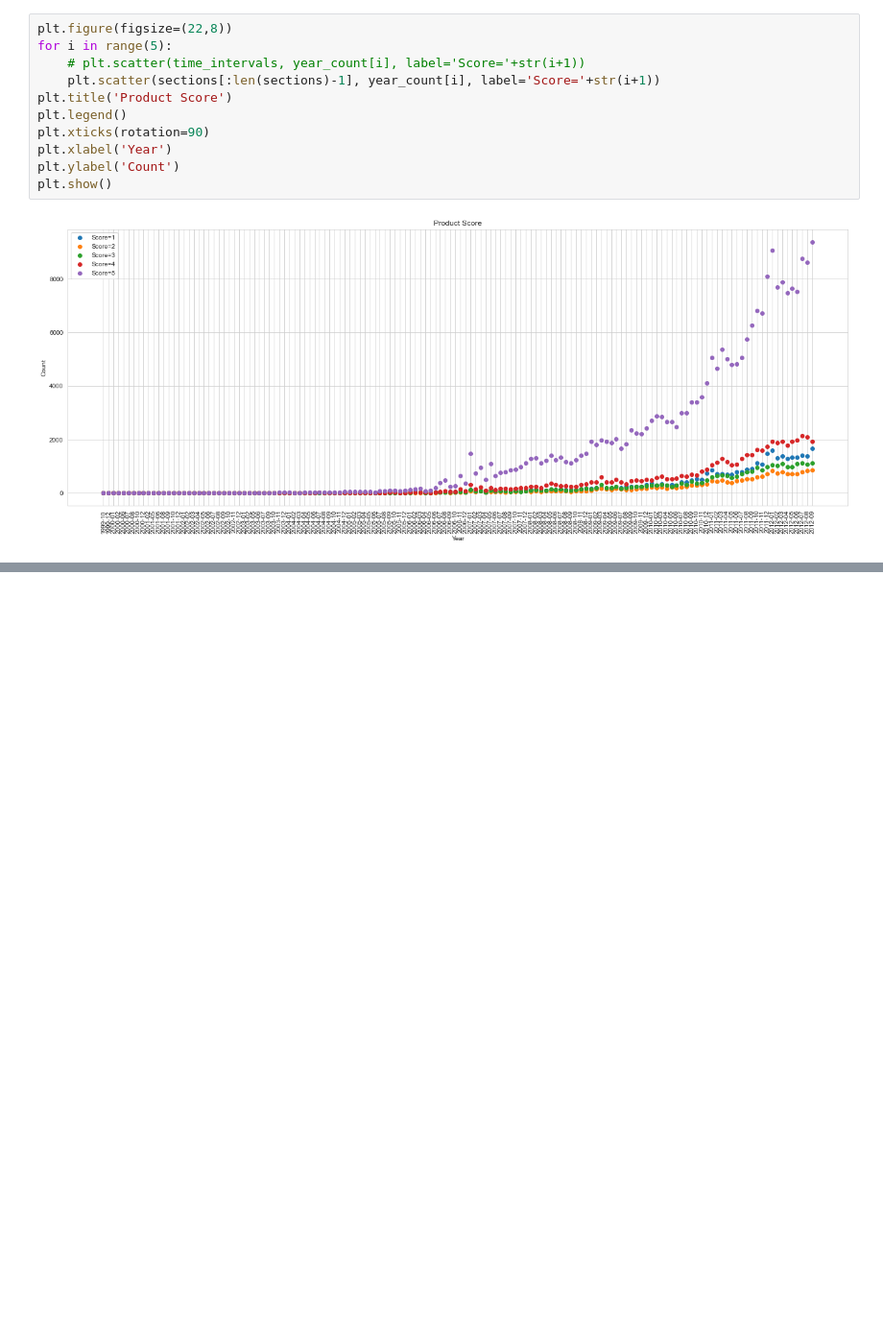
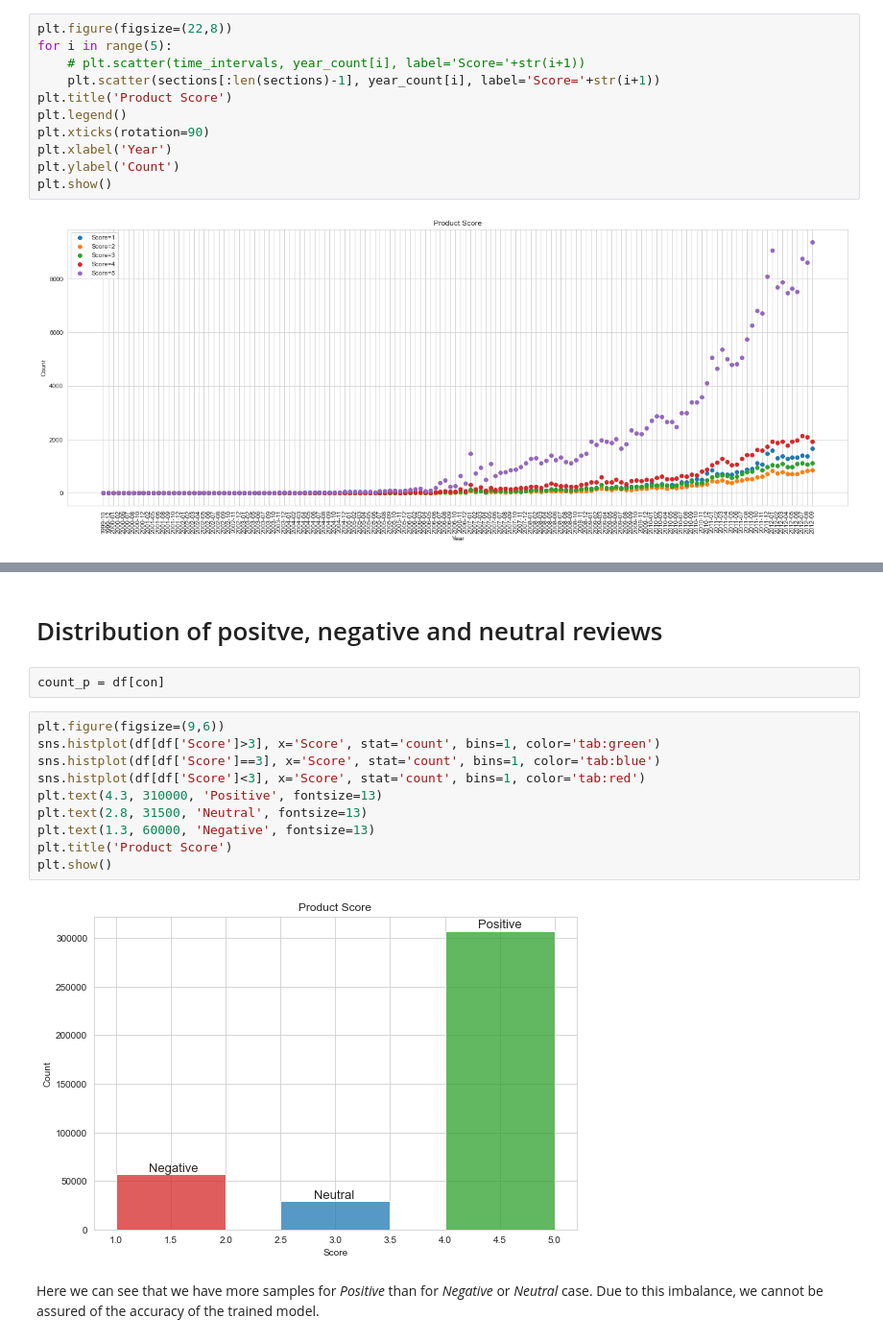
Before and after one commit to shivani-nandani/sentiment-analysis, a Jupyter notebook: codes/data_analysis.ipynb, the cells around one changed output, grey strips where cells are left out. Shown: that part at 96% size. Cells and saved outputs as stored; diff of their text form; blank space fills up the shorter version.

```diff
--- a/codes/data_analysis.ipynb
+++ b/codes/data_analysis.ipynb
@@ -124,0 +113,18 @@ plt.show()
+# %% [markdown]
+# Distribution of positve, negative and neutral reviews
+# %%
+count_p = df[con]
+# %%
+plt.figure(figsize=(9,6))
+sns.histplot(df[df['Score']>3], x='Score', stat='count', bins=1, color='tab:green')
+sns.histplot(df[df['Score']==3], x='Score', stat='count', bins=1, color='tab:blue')
+sns.histplot(df[df['Score']<3], x='Score', stat='count', bins=1, color='tab:red')
+plt.text(4.3, 310000, 'Positive', fontsize=13)
+plt.text(2.8, 31500, 'Neutral', fontsize=13)
+plt.text(1.3, 60000, 'Negative', fontsize=13)
+plt.title('Product Score')
+plt.show()
+# %% [output]
+[figure, added]
+# %% [markdown]
+Here we can see that we have more samples for _Positive_ than for _Negative_ or _Neutral_ case. Due to this imbalance, we cannot be assured of the accuracy of the trained model.
```
Also changed, not shown: parts of 3 cells of this notebook.
